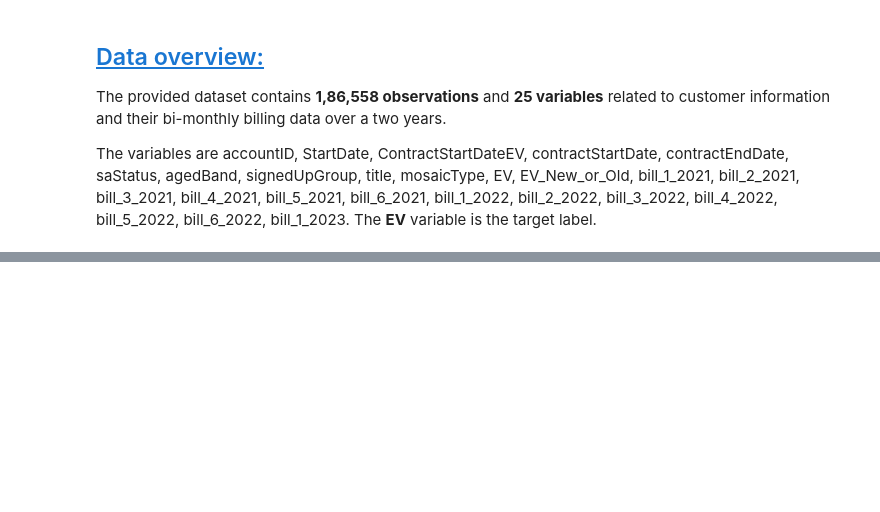
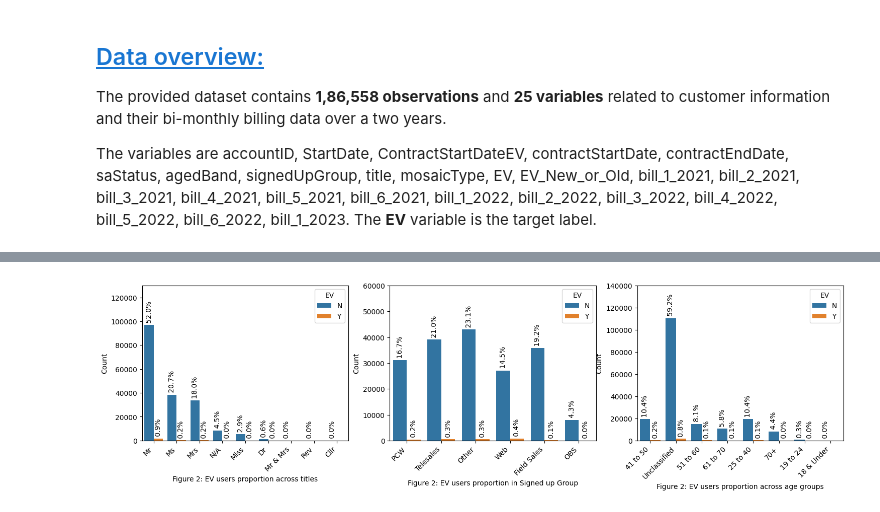
Before and after one commit to varunthefalcon/QUB_Energia, a Jupyter notebook: Analython_1/A1_resit.ipynb, the cells around one changed output, grey strips where cells are left out. Saved outputs shown, nothing was run; the diff lists cells and outputs as text; code cells hidden in the pictures; blank space fills up the shorter version.

```diff
--- a/Analython_1/A1_resit.ipynb
+++ b/Analython_1/A1_resit.ipynb
@@ -145,0 +245,26 @@ def visualizeFeatureCount(dataset, feature = 'EV', sizeX = 7, sizeY =7):
+# %%
+def getCountGraph(x, hue, data, axes, title ):
+    ax = sns.countplot(x=x, hue=hue, data=data, ax=axes)
+    ax.set(ylabel='Count', xlabel=title)
+    ax.set_xticklabels(ax.get_xticklabels() ,rotation=45, ha='right')
+
+    for c in ax.containers:
+        labels = [f' {h/data[hue].count()*100:0.1f}%' if (h := v.get_height()) > 0 else '' for v in c]
+        ax.bar_label(c, labels=labels, label_type='edge', rotation=90)
+
+temp = raw_d.copy()
+
+temp = temp.replace({'title': {' ':'N/A'}})
+
+fig, axes = plt.subplots( nrows=1, ncols=3, figsize=(18,4));
+
+getCountGraph('title', 'EV', temp, axes[0], 'Figure 2: EV users proportion across titles')
+axes[0].set_ylim(0,130000)
+getCountGraph('signedUpGroup', 'EV', temp, axes[1], 'Figure 2: EV users proportion in Signed up Group')
+axes[1].set_ylim(0,60000)
+getCountGraph('agedBand', 'EV', temp, axes[2], 'Figure 2: EV users proportion across age groups')
+axes[2].set_ylim(0,140000)
+
+plt.show()
+# %% [output]
+[figure, added]
```
Also changed, not shown: parts of 28 cells of this notebook.
